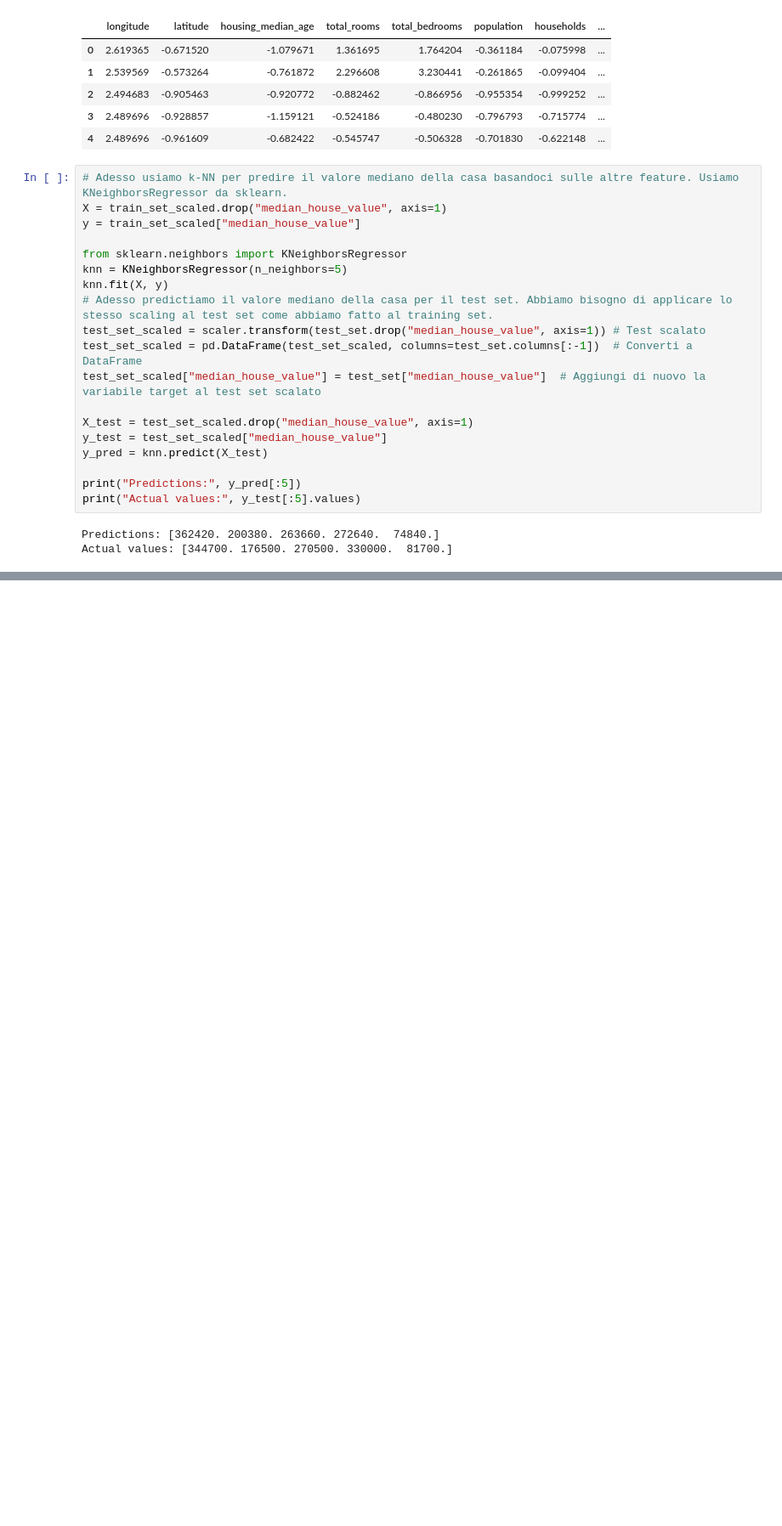
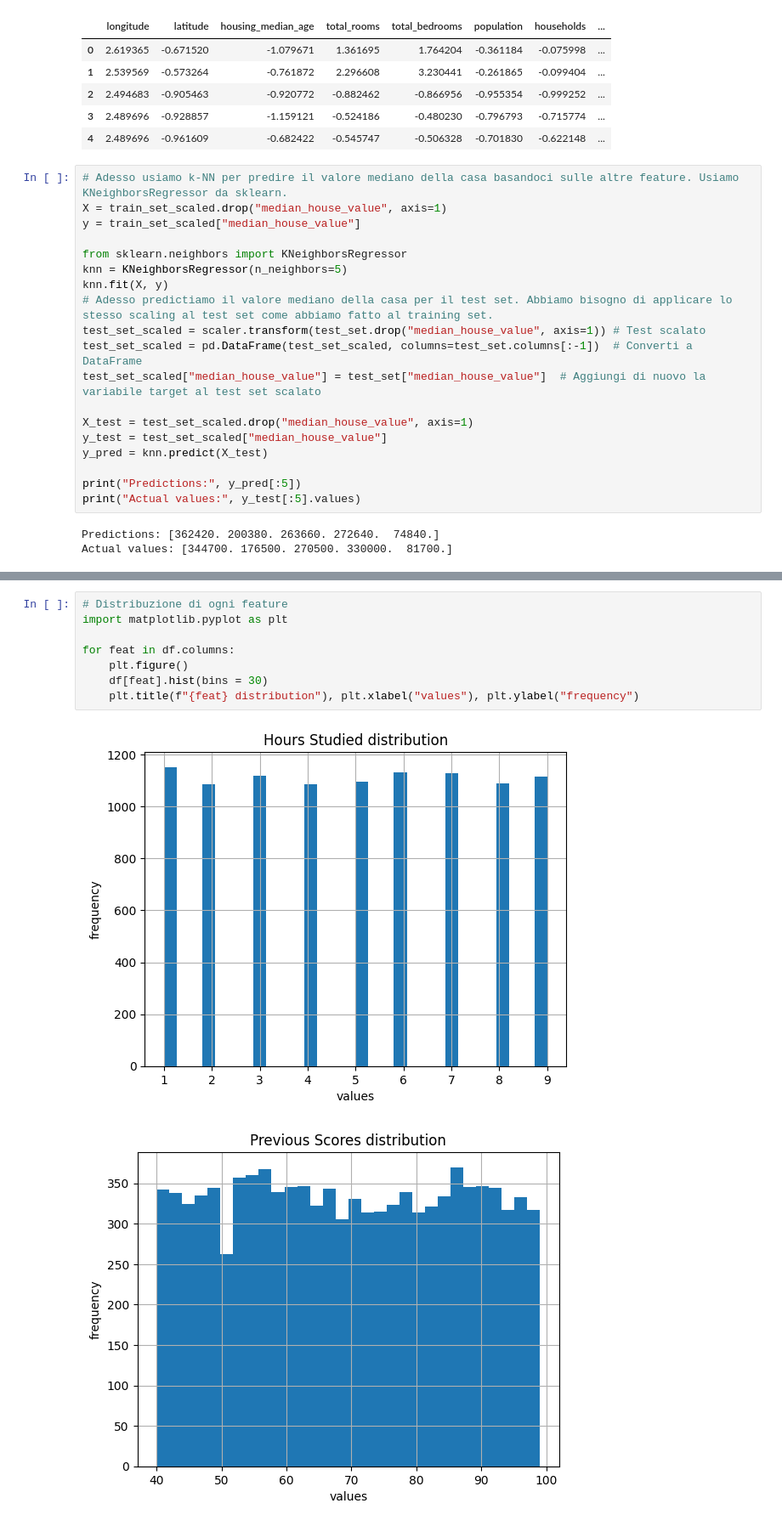
Before and after one commit to fenix-hub/ml-foundations-cours-2026, a Jupyter notebook: 01-kNN.ipynb, the cells around one changed output, grey strips where cells are left out. Shown at 85% size. Saved outputs shown, nothing was run; the diff lists cells and outputs as text; blank space fills up the shorter version.

```diff
--- a/01-kNN.ipynb
+++ b/01-kNN.ipynb
@@ -231,0 +268,11 @@ Mean Absolute Error with k=10: 41799.176666666666
+# %%
+# Distribuzione di ogni feature
+import matplotlib.pyplot as plt
+
+for feat in df.columns:
+    plt.figure()
+    df[feat].hist(bins = 30)
+    plt.title(f"{feat} distribution"), plt.xlabel("values"), plt.ylabel("frequency")
+# %% [output]
+[figure, added]
+[figure, added]
```
Also changed, not shown: parts of 26 cells of this notebook, 7 other files.
